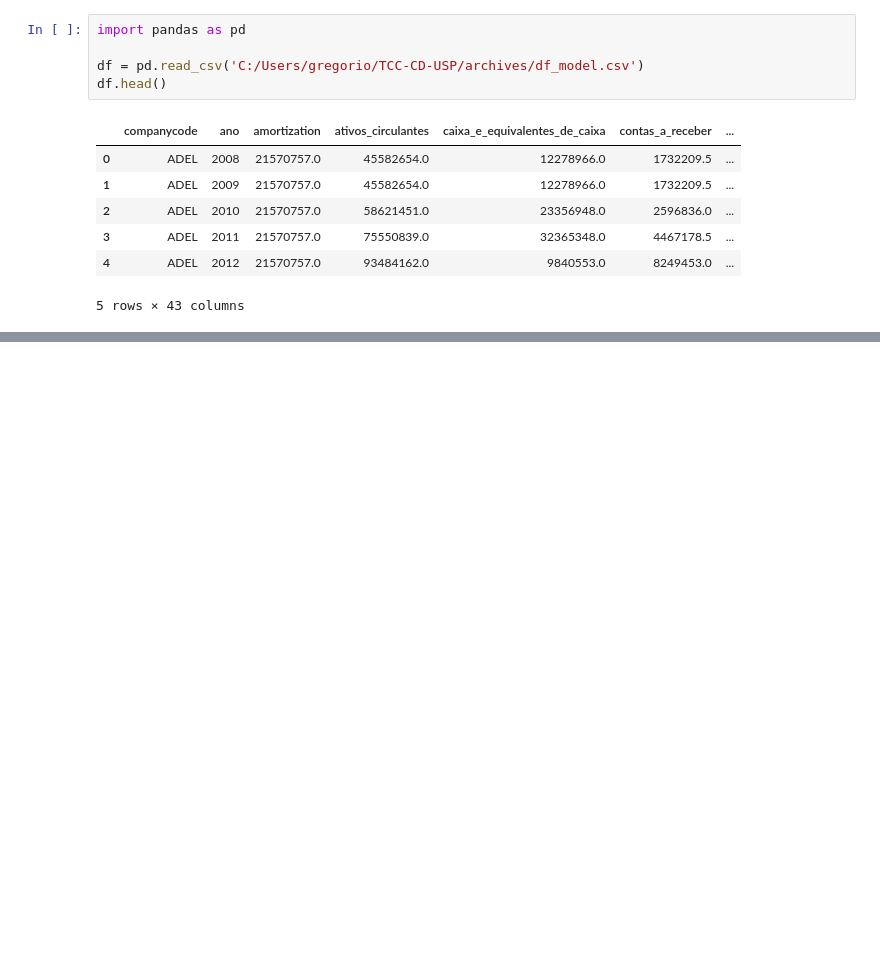
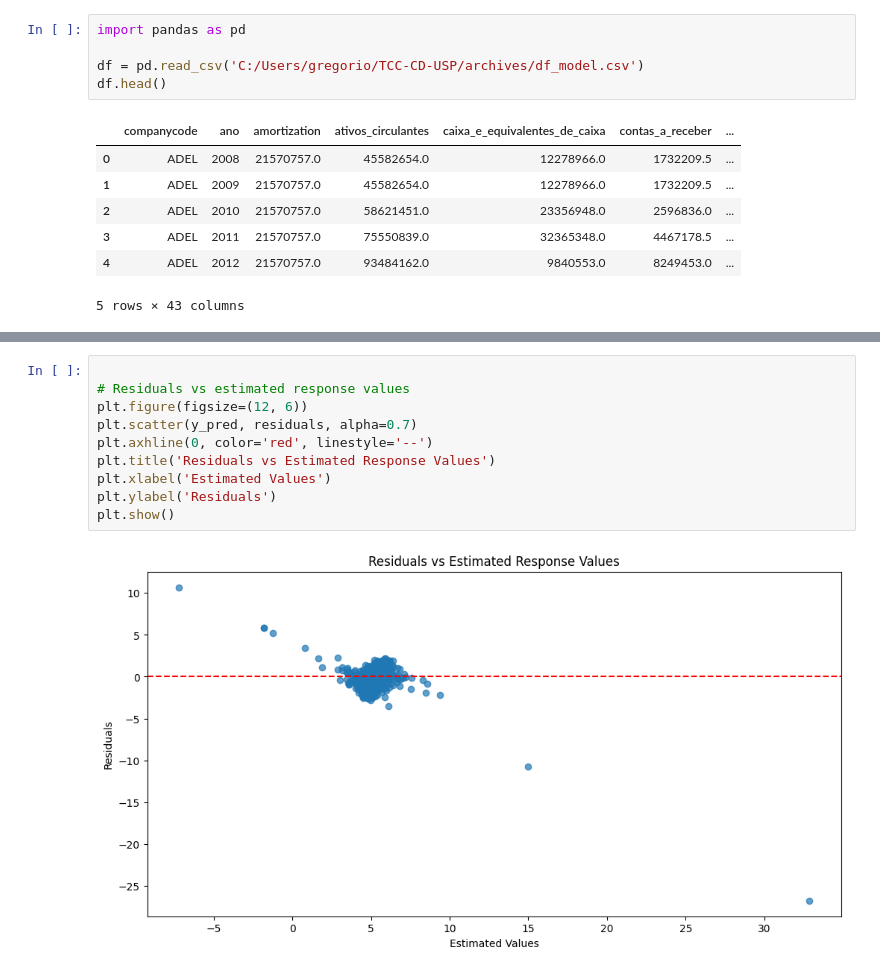
Before and after one commit to lgregs/TCC-CD-USP, a Jupyter notebook: model.ipynb, the cells around one changed output, grey strips where cells are left out. Cells and saved outputs as stored; diff of their text form; blank space fills up the shorter version.

```diff
--- a/model.ipynb
+++ b/model.ipynb
@@ -13,0 +103,12 @@ df.head()
+# %%
+
+# Residuals vs estimated response values
+plt.figure(figsize=(12, 6))
+plt.scatter(y_pred, residuals, alpha=0.7)
+plt.axhline(0, color='red', linestyle='--')
+plt.title('Residuals vs Estimated Response Values')
+plt.xlabel('Estimated Values')
+plt.ylabel('Residuals')
+plt.show()
+# %% [output]
+[figure, added]
```
Also changed, not shown: parts of 15 cells of this notebook.
